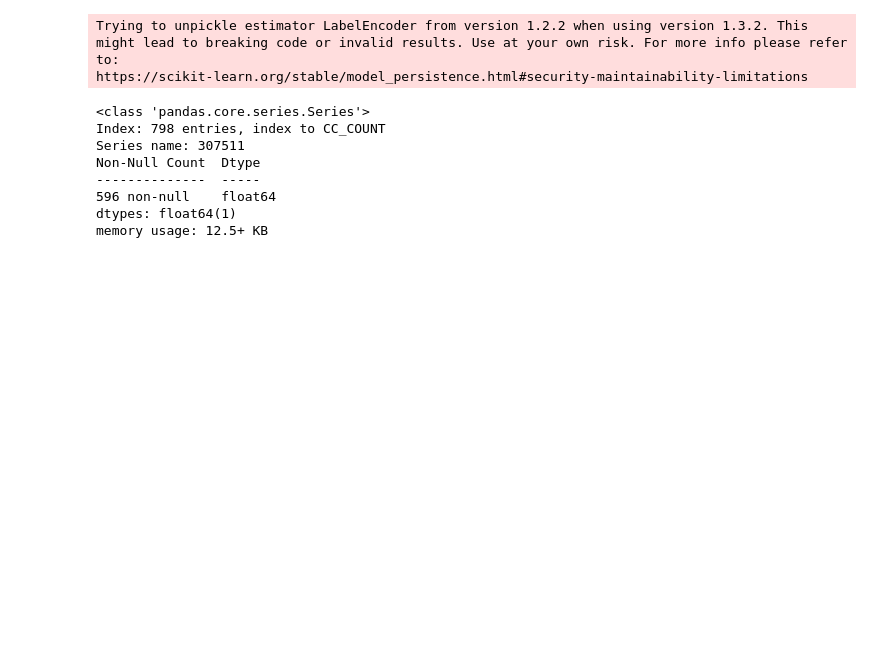
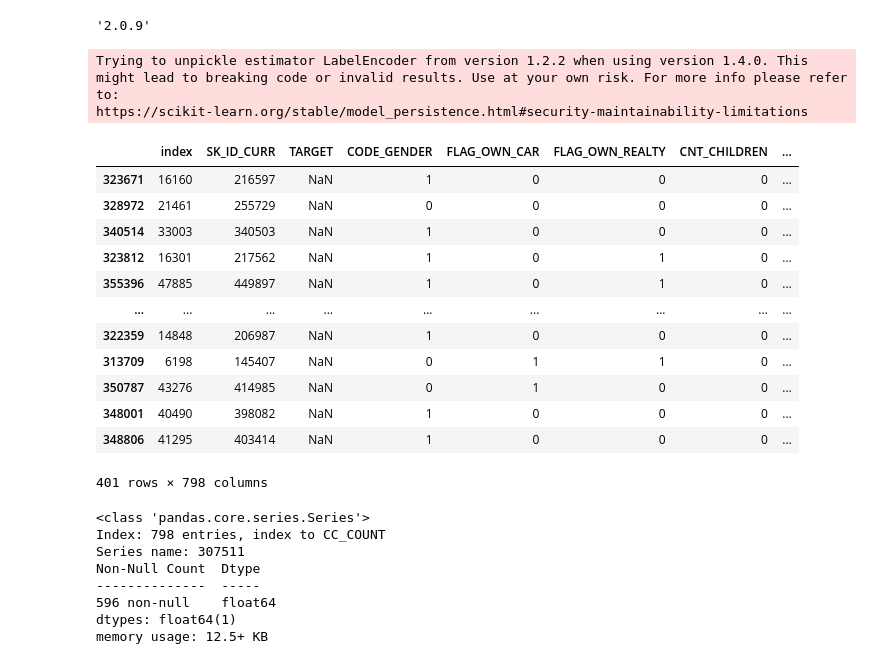
Before and after one commit to ArhurK/P7_scoring_livrable, a Jupyter notebook: Shap_local.ipynb, the cells around one changed output. Saved outputs shown, nothing was run; the diff lists cells and outputs as text; code cells hidden in the pictures; blank space fills up the shorter version.

```diff
--- a/Shap_local.ipynb
+++ b/Shap_local.ipynb
@@ -10,13 +57,22 @@ import pandas as pd
 # from sklearn.model_selection import train_test_split
 import mlflow.sklearn
 import matplotlib.pyplot as plt
+# %%
+import json
+json.__version__
+# %% [output]
+'2.0.9'
 # %%
 # Charger le modèle MLFlow
-model_path = r"C:\Users\Hankour\OneDrive\Bureau\OC_Arthur\mlruns\159852288404653738\89e2dedfd3dd428b849adecd8c60de14\artifacts\model_lgbm_class_weight_best_model"
+
+# github_path = "https://github.com/ArhurK/P7_scoring_livrable/tree/main/mlruns/159852288404653738/89e2dedfd3dd428b849adecd8c60de14/artifacts/model_lgbm_class_weight_best_model"
+
+model_path = r"mlruns\159852288404653738\89e2dedfd3dd428b849adecd8c60de14\artifacts\model_lgbm_class_weight_best_model"
+# model_path = r"C:\Users\Hankour\OneDrive\Bureau\OC_Arthur\mlruns\159852288404653738\89e2dedfd3dd428b849adecd8c60de14\artifacts\model_lgbm_class_weight_best_model"
 model = mlflow.sklearn.load_model(model_path)
 
 # Charger les données
 df = pd.read_pickle('test_df.pkl')
 # %% [output]
-Trying to unpickle estimator LabelEncoder from version 1.2.2 when using version 1.3.2. This might lead to breaking code or invalid results. Use at your own risk. For more info please refer to:
+Trying to unpickle estimator LabelEncoder from version 1.2.2 when using version 1.4.0. This might lead to breaking code or invalid results. Use at your own risk. For more info please refer to:
 https://scikit-learn.org/stable/model_persistence.html#security-maintainability-limitations
@@ -23,3 +88,19 @@ https://scikit-learn.org/stable/model_persistence.html#security-maintainability-
+# %%
+pd.read_pickle('test_samp.pkl')
+# %% [output]
+|  | index | SK_ID_CURR | TARGET | CODE_GENDER | FLAG_OWN_CAR | FLAG_OWN_REALTY | CNT_CHILDREN | ... |
+| 323671 | 16160 | 216597 | NaN | 1 | 0 | 0 | 0 | ... |
+| 328972 | 21461 | 255729 | NaN | 0 | 0 | 0 | 0 | ... |
+| 340514 | 33003 | 340503 | NaN | 1 | 0 | 0 | 0 | ... |
+| 323812 | 16301 | 217562 | NaN | 1 | 0 | 1 | 0 | ... |
+| 355396 | 47885 | 449897 | NaN | 1 | 0 | 1 | 0 | ... |
+| ... | ... | ... | ... | ... | ... | ... | ... | ... |
+| 322359 | 14848 | 206987 | NaN | 1 | 0 | 0 | 0 | ... |
+| 313709 | 6198 | 145407 | NaN | 0 | 1 | 1 | 0 | ... |
+| 350787 | 43276 | 414985 | NaN | 0 | 1 | 0 | 0 | ... |
+| 348001 | 40490 | 398082 | NaN | 1 | 0 | 0 | 0 | ... |
+| 348806 | 41295 | 403414 | NaN | 1 | 0 | 0 | 0 | ... |
+401 rows × 798 columns
 # %%
 df.iloc[0].info()
 # %% [output]
```
Also changed, not shown: parts of 12 cells of this notebook, 5 other files.
